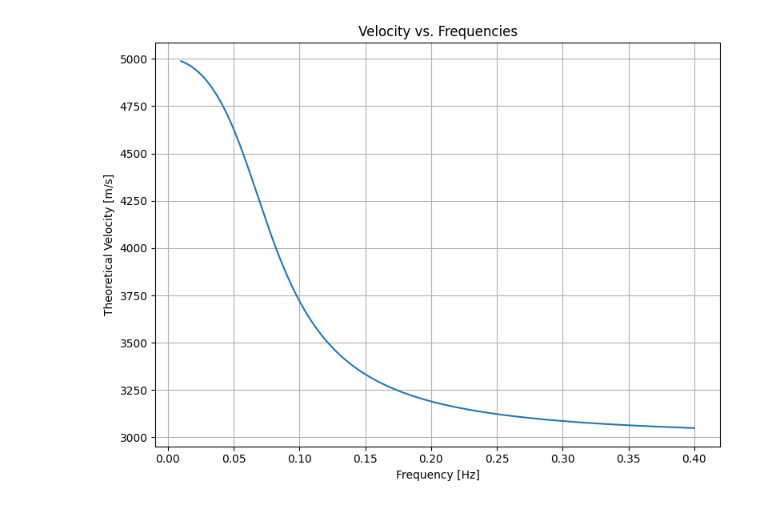
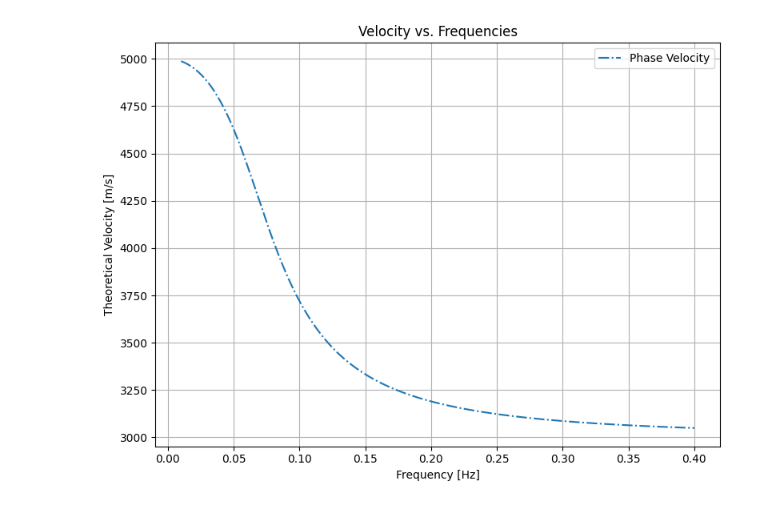
Before and after one commit to Gauss963/LoveWave-Solver, a Jupyter notebook: src/plot_from_cc.ipynb, the cells around one changed output. Drawn from its saved outputs; the diff is of its cells as text; code cells hidden in the pictures.

Commit message:
Inprovr plotting.

```diff
--- a/src/plot_from_cc.ipynb
+++ b/src/plot_from_cc.ipynb
@@ -1,21 +1,22 @@
 # %%
 import numpy as np
 import matplotlib.pyplot as plt
 
 with open("../data/data.bin", "rb") as f:
     size = np.fromfile(f, dtype=np.uintp, count=1)[0]
     frequencies = np.fromfile(f, dtype=np.float64, count=size)
     c_theoretical = np.fromfile(f, dtype=np.float64, count=size)
 
 # plt.figure(figsize = (18, 6))
 plt.figure(figsize = (8, 6))
-plt.plot(frequencies, c_theoretical)
+plt.plot(frequencies, c_theoretical, '-.', label = 'Phase Velocity')
 plt.xlabel("Frequency [Hz]")
 plt.ylabel("Theoretical Velocity [m/s]")
 plt.title("Velocity vs. Frequencies")
 plt.grid(True)
+plt.legend(loc = 'upper right')
 plt.tight_layout()
 plt.savefig("../plot/c-omega.pdf", dpi = 300)
 plt.show()
 # %% [output]
-[figure, old version]
+[figure, new version]
```
Also changed, not shown: 1 other file.
